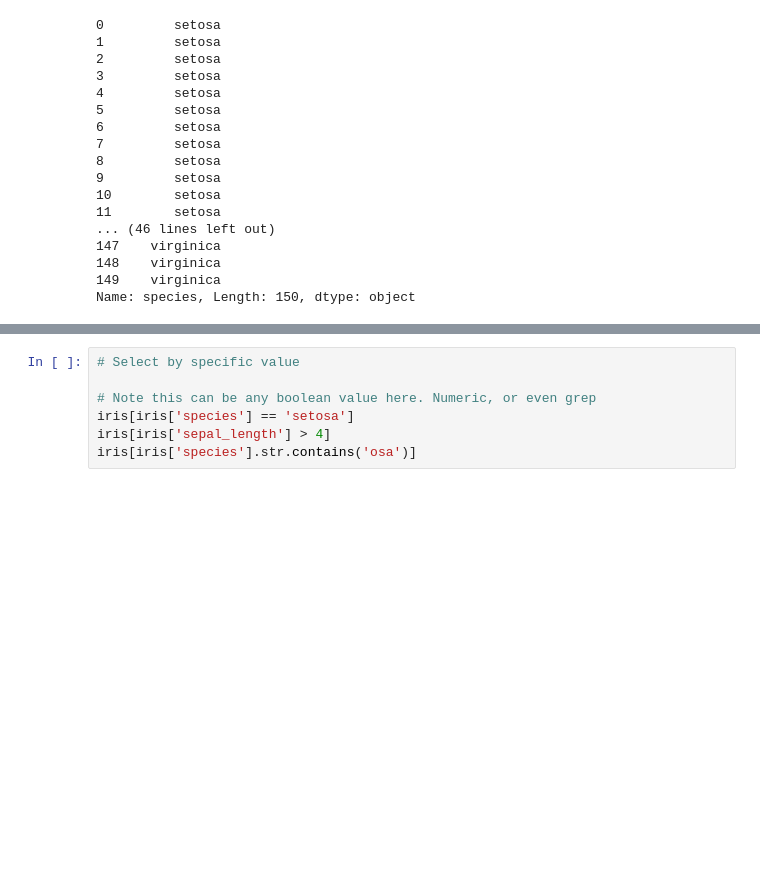
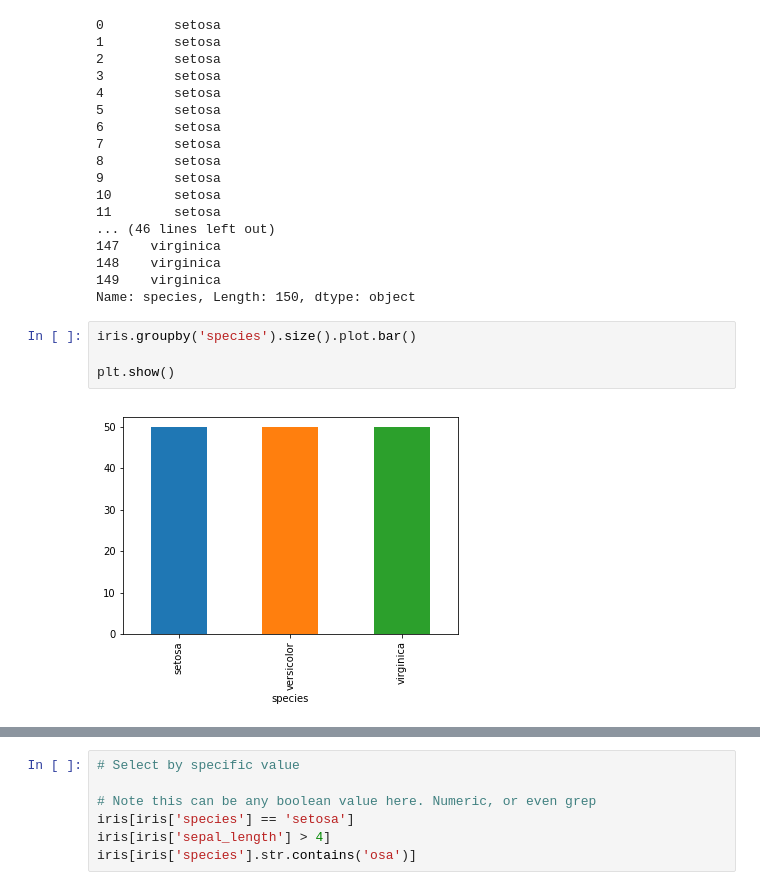
Before and after one commit to hexgnu/ml-workshop, a Jupyter notebook: Data Collection 101.ipynb, the cells around one changed output, grey strips where cells are left out. Drawn from its saved outputs; the diff is of its cells as text; blank space fills up the shorter version.

```diff
--- a/Data Collection 101.ipynb
+++ b/Data Collection 101.ipynb
@@ -148,3 +71,9 @@ iris['species']
 148    virginica
 149    virginica
 Name: species, Length: 150, dtype: object
+# %%
+iris.groupby('species').size().plot.bar()
+
+plt.show()
+# %% [output]
+[figure, added]
```
Also changed, not shown: parts of 36 cells of this notebook.
